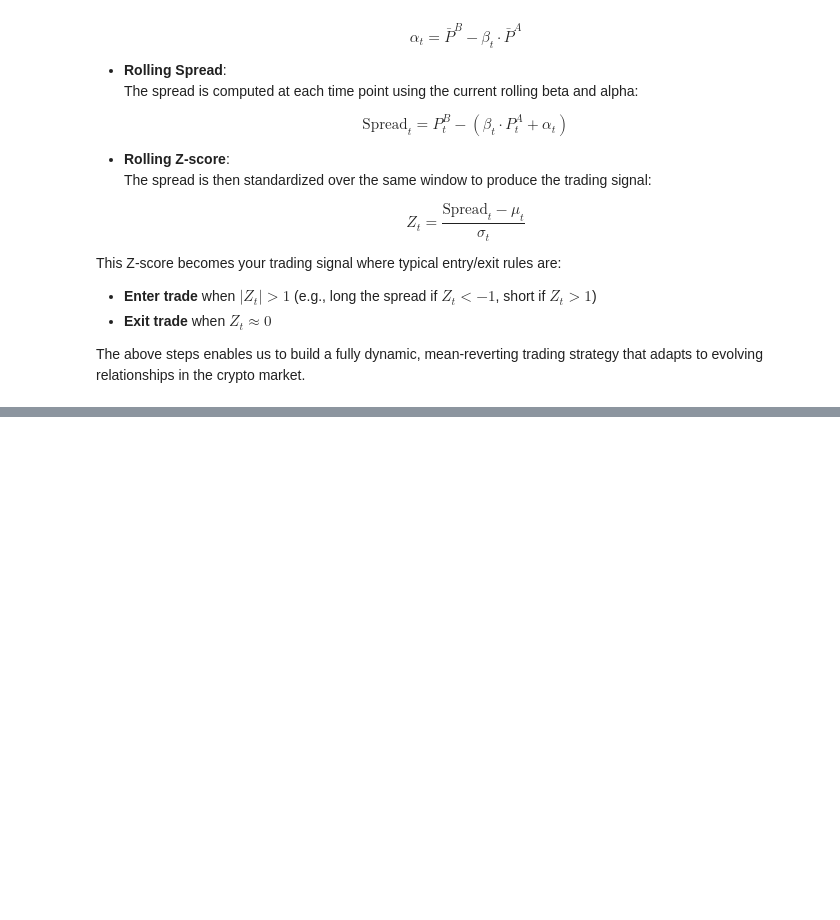
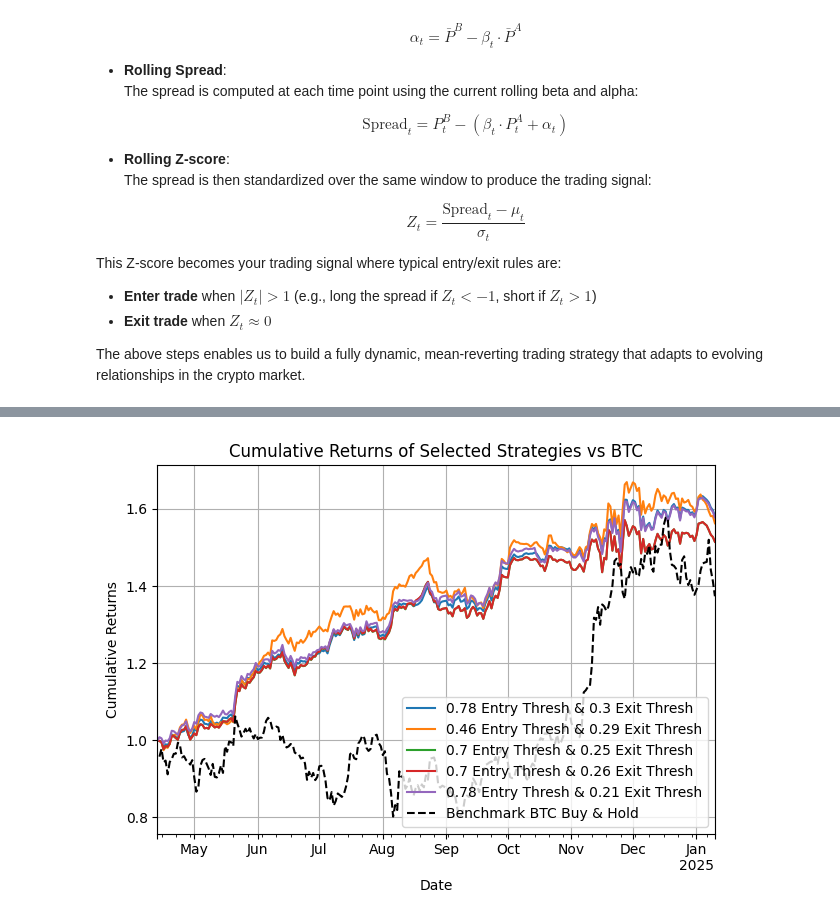
Before and after one commit to mohiteprathamesh1996/stat-arb-crypto, a Jupyter notebook: research/Pairs Trading Using Cointegration.ipynb, the cells around one changed output, grey strips where cells are left out. Cells and saved outputs as stored; diff of their text form; code cells hidden in the pictures; blank space fills up the shorter version.

```diff
--- a/research/Pairs Trading Using Cointegration.ipynb
+++ b/research/Pairs Trading Using Cointegration.ipynb
@@ -275,9 +307,0 @@ These thresholds help filter noise and avoid overtrading during low-volatility p
-# %%
-all_positions = get_long_short_signals(
-    prices=train_df,
-    select_pairs=final_pairs,
-    rolling_params=rolling_params,
-    threshold=0.5
-)
-
-all_positions.tail()
@@ -503,0 +377,23 @@ def get_long_short_signals(prices, select_pairs, rolling_params, threshold=0.5):
+# %%
+performance_metrics_grid["Composite Score"] = (
+    performance_metrics_grid["Sharpe Ratio"].rank(pct=True) * 0.25 +     # Risk-adjusted return
+    performance_metrics_grid["Alpha"].rank(pct=True) * 0.7 +           # Benchmark outperformance
+    performance_metrics_grid["Max Drawdown"].rank(pct=True, ascending=True) * 0.09 +  # Low drawdowns
+    performance_metrics_grid["R-squared"].rank(pct=True, ascending=True) * 0.01        # Lower tracking
+)
+
+for i in performance_metrics_grid.sort_values(by=["Composite Score"], ascending=False).index[:5]:
+    (1 + results[i]).cumprod().plot()
+
+# Add BTC benchmark
+(1 + val_df["BTC"].pct_change()).cumprod().plot(label="Benchmark BTC Buy & Hold", linestyle="--", color="black")
+
+plt.legend(loc="lower right")
+plt.title("Cumulative Returns of Selected Strategies vs BTC")
+plt.ylabel("Cumulative Returns")
+plt.xlabel("Date")
+plt.tight_layout()
+plt.grid(True)
+plt.show()
+# %% [output]
+[figure, added]
```
Also changed, not shown: parts of 21 cells of this notebook, 2 other files.
